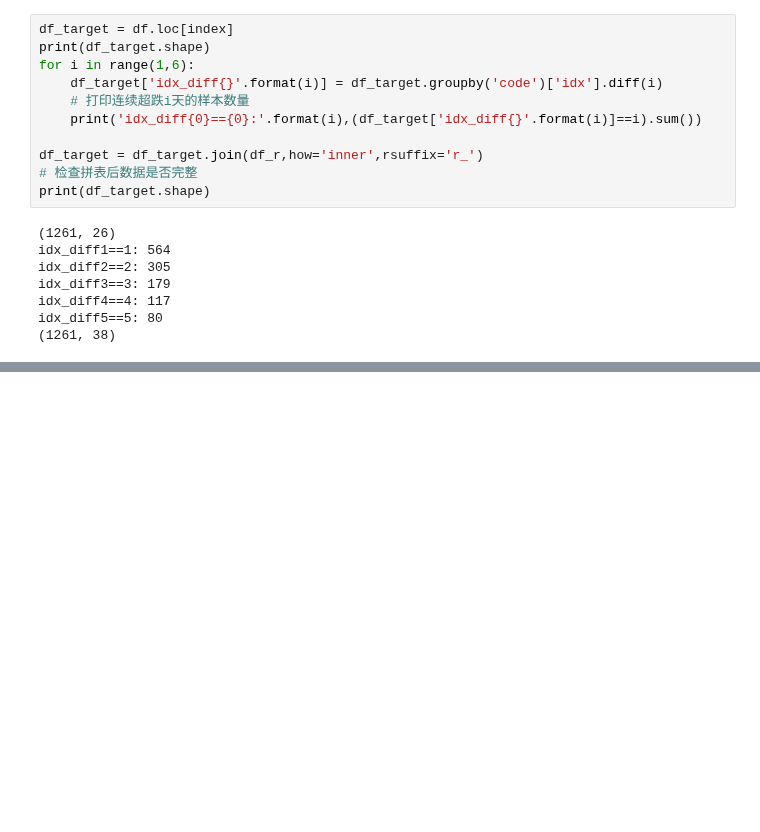
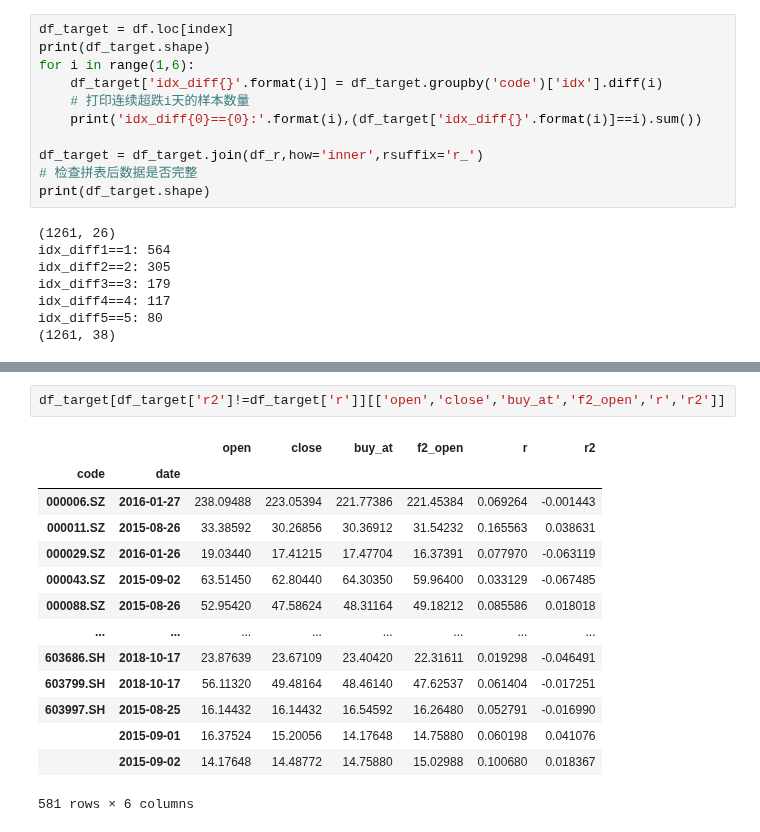
Before and after one commit to Bantorra0/Quant, a Jupyter notebook: oversold_strategy.ipynb, the cells around one changed output, grey strips where cells are left out. Saved outputs shown, nothing was run; the diff lists cells and outputs as text; blank space fills up the shorter version.

```diff
--- a/oversold_strategy.ipynb
+++ b/oversold_strategy.ipynb
@@ -148,0 +233,17 @@ code      date
+# %%
+df_target[df_target['r2']!=df_target['r']][['open','close','buy_at','f2_open','r','r2']]
+# %% [output]
+|  |  | open | close | buy_at | f2_open | r | r2 |
+| code | date |  |  |  |  |  |  |
+| 000006.SZ | 2016-01-27 | 238.09488 | 223.05394 | 221.77386 | 221.45384 | 0.069264 | -0.001443 |
+| 000011.SZ | 2015-08-26 | 33.38592 | 30.26856 | 30.36912 | 31.54232 | 0.165563 | 0.038631 |
+| 000029.SZ | 2016-01-26 | 19.03440 | 17.41215 | 17.47704 | 16.37391 | 0.077970 | -0.063119 |
+| 000043.SZ | 2015-09-02 | 63.51450 | 62.80440 | 64.30350 | 59.96400 | 0.033129 | -0.067485 |
+| 000088.SZ | 2015-08-26 | 52.95420 | 47.58624 | 48.31164 | 49.18212 | 0.085586 | 0.018018 |
+| ... | ... | ... | ... | ... | ... | ... | ... |
+| 603686.SH | 2018-10-17 | 23.87639 | 23.67109 | 23.40420 | 22.31611 | 0.019298 | -0.046491 |
+| 603799.SH | 2018-10-17 | 56.11320 | 49.48164 | 48.46140 | 47.62537 | 0.061404 | -0.017251 |
+| 603997.SH | 2015-08-25 | 16.14432 | 16.14432 | 16.54592 | 16.26480 | 0.052791 | -0.016990 |
+|  | 2015-09-01 | 16.37524 | 15.20056 | 14.17648 | 14.75880 | 0.060198 | 0.041076 |
+|  | 2015-09-02 | 14.17648 | 14.48772 | 14.75880 | 15.02988 | 0.100680 | 0.018367 |
+581 rows × 6 columns
```
Also changed, not shown: parts of 8 cells of this notebook, 3 other files.
